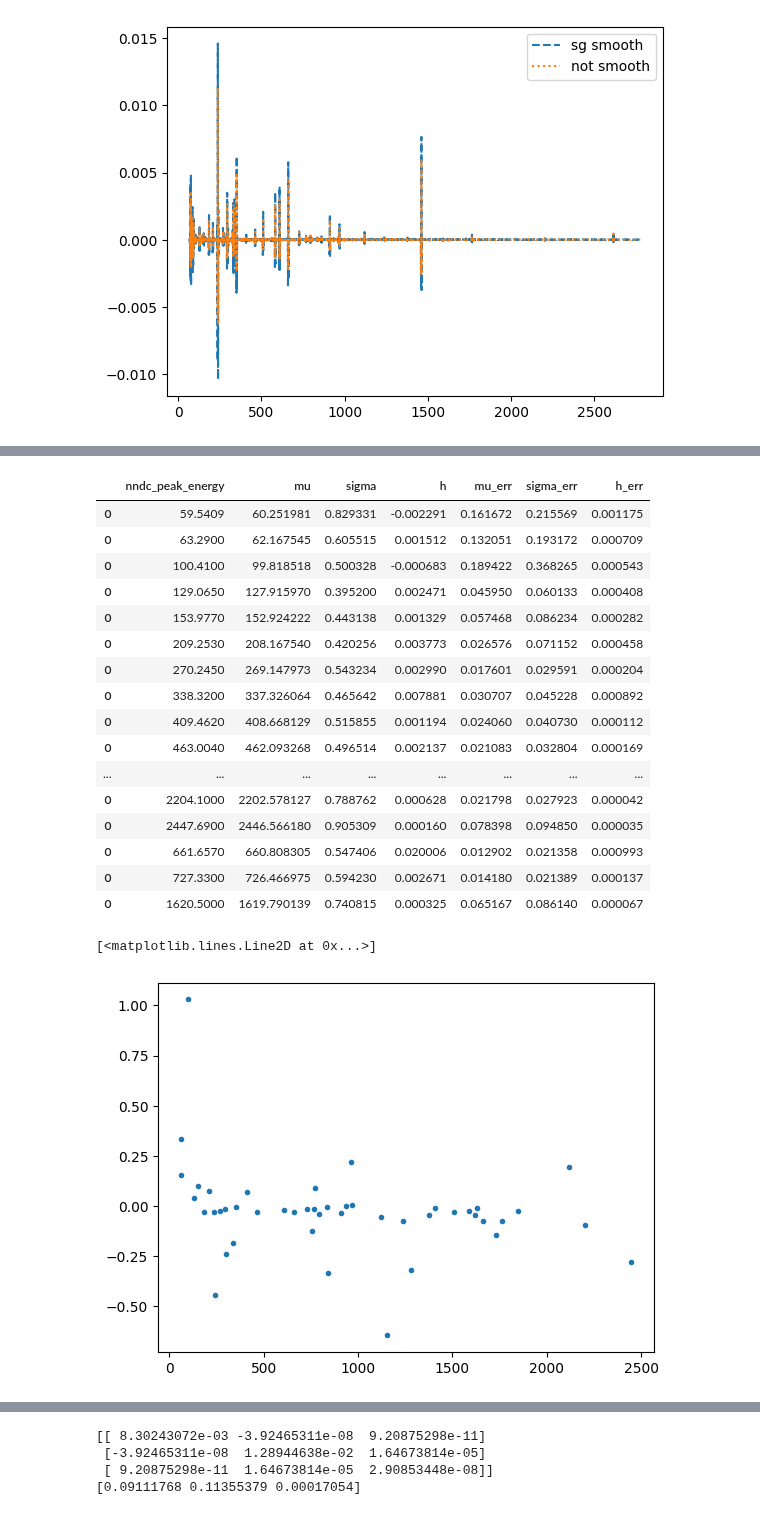
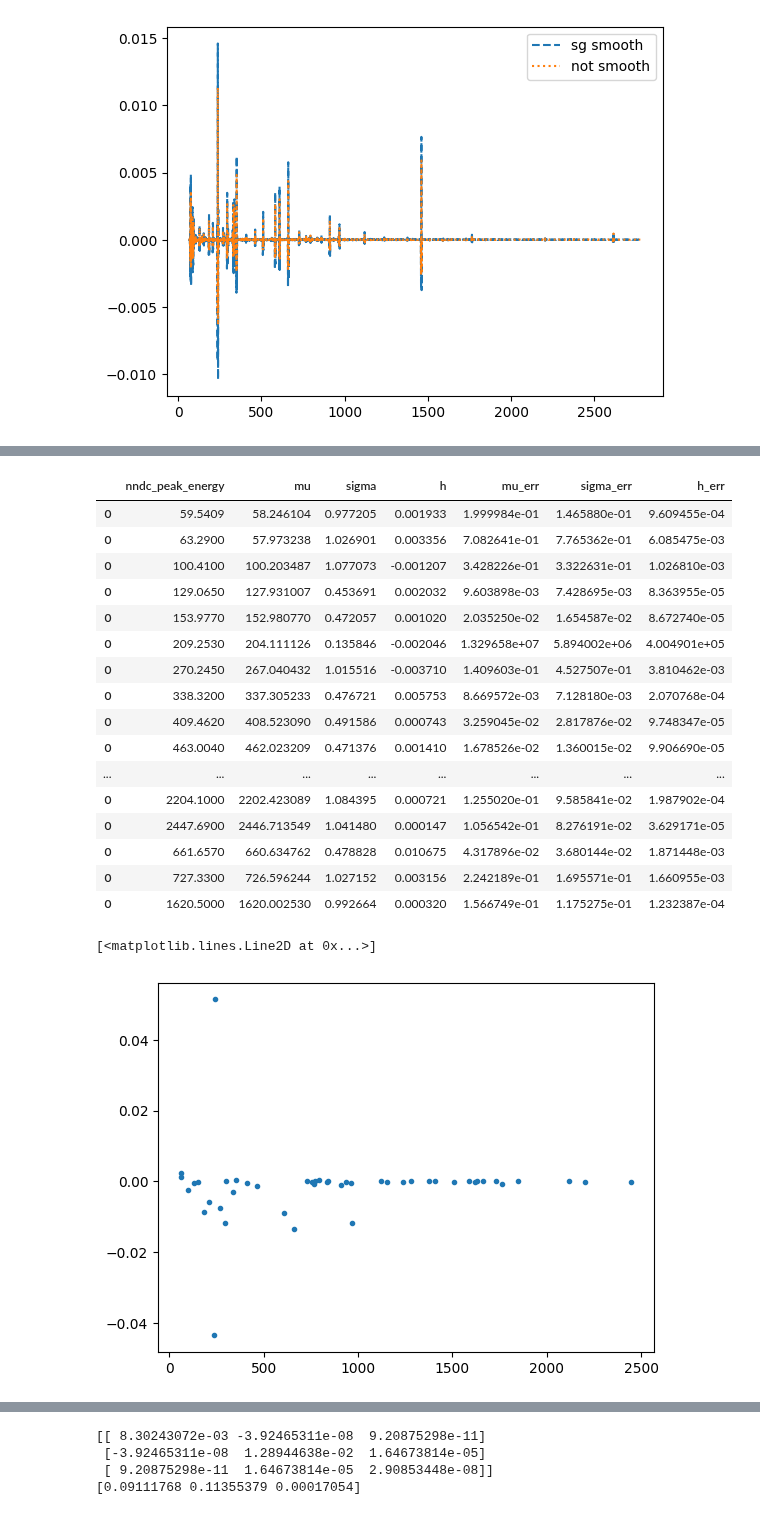
Before and after one commit to ngcnpeter/HPGe_lab_y3, a Jupyter notebook: spectal_analysis.ipynb, the cells around one changed output, grey strips where cells are left out. Drawn from its saved outputs; the diff is of its cells as text; code cells hidden in the pictures.

```diff
--- a/spectal_analysis.ipynb
+++ b/spectal_analysis.ipynb
@@ -683,3 +667,5 @@ Using error propagation $\Delta s = s  \cdot \sqrt{(\Delta \mu_0/\mu_0)^2 +(\Del
+# %%
+live_time = [411527.06,586551.55	,690516.01,592161.76,523881.40,1191067.75]
 # %%
 E_arr = spec[1][1] #energy array
 #this function (cps_mean) gives counts per second mean for cosmic ray energy range, for given array of spec index
@@ -790,6 +815,17 @@ def gauss(x,mu,sigma,h):
        h    peak height
        """
     return h*stats.norm.pdf(x,loc = mu, scale = sigma)
+
+def gauss_peak(x,mu,sigma,h,m,c):
+    """This function returns a normalized gaussian probability density function
+       multiplied by peak height h (area under curve = h) over a linear background m*x+c
+       Inputs:
+       x    variable x
+       mu   centroid
+       sigma    standard deviation
+       h    peak height
+       """
+    return h*stats.norm.pdf(x,loc = mu, scale = sigma)+ m*(x-mu)+c
 
 def d2_gauss_centred(x,sigma,h):
     """This function returns a normalized gaussian probability density function
@@ -812,7 +848,7 @@ def d2_gauss(x,mu,sigma,h):
        sigma    standard deviation
        h    peak height
        """
-    return -np.gradient(np.gradient(gauss(x,mu,sigma,h))) #negative second difference
+    return -signal.savgol_filter(gauss(x,mu,sigma,h),7,4,deriv = 2) #negative smoothed second difference
 
 def gauss_double(x,mu1,mu2,sigma1,sigma2,h1,h2):
     """This function returns a normalized doublet gaussian probability density function
@@ -842,17 +878,25 @@ for index in range(len(iaea_df)):
     E = iaea_df['nndc_peak_energy'][index]
     i = energy_to_chan(E)
     i = int(i)
-    param_c,cov_c = curve_fit(d2_gauss_centred,chan_to_energy(np.arange(-6,7)),
-    -cps_d2_smooth3[i-6:i+7])
-    print(param_c)
-    param,cov = curve_fit(d2_gauss,chan_to_energy(np.arange(i-6,i+7)),
-    -cps_d2_smooth3[i-6:i+7],p0 = [E,param_c[0],param_c[1]])
+    # param,cov = curve_fit(gauss_d2,chan_to_energy(np.arange(i-6,i+7)),
+    # -cps_d2_smooth3[i-6:i+7],p0 = [E,0.7,0.0002])
+
+    m_guess = (cps[i+4]-cps[i-3])/(chan_to_energy(i+4)-chan_to_energy(i-3))
+    c_guess = cps[i-6]
+    h_guess = cps[i]-cps[i-3]
+    param,cov = curve_fit(gauss_peak,chan_to_energy(np.arange(i-3,i+4)),
+    cps[i-3:i+4],p0 = [E,0.9,h_guess,m_guess,c_guess])
+    print(param)
     param_err = np.sqrt(np.diag(cov))
 
     peak_new =pd.DataFrame({
         'nndc_peak_energy' : [E],
-        'mu' : [param[0]],'sigma': [param[1]],'h':[param[2]],
-        'mu_err': [param_err[0]], 'sigma_err': [param_err[1]], 'h_err':[param_err[2]]
+        'mu' : [param[0]],'sigma': [param[1]],'h':[param[2]], 'm' : [param[3]], 'c' : [param[4]],
+        'mu_err': [param_err[0]], 'sigma_err': [param_err[1]], 'h_err':[param_err[2]],
+        'm_err' : [param_err[3]], 'c_err' : [param_err[4]]
+
     })
     peak_info_df = pd.concat([peak_info_df,peak_new])
+
+peak_info_df.reset_index(inplace=True)
 # %% [output]
@@ -884,31 +916,32 @@ for i in range(len(h)):
 peak_info_df
 # %% [output]
 |  | nndc_peak_energy | mu | sigma | h | mu_err | sigma_err | h_err |
-| 0 | 59.5409 | 60.251981 | 0.829331 | -0.002291 | 0.161672 | 0.215569 | 0.001175 |
-| 0 | 63.2900 | 62.167545 | 0.605515 | 0.001512 | 0.132051 | 0.193172 | 0.000709 |
-| 0 | 100.4100 | 99.818518 | 0.500328 | -0.000683 | 0.189422 | 0.368265 | 0.000543 |
-| 0 | 129.0650 | 127.915970 | 0.395200 | 0.002471 | 0.045950 | 0.060133 | 0.000408 |
-| 0 | 153.9770 | 152.924222 | 0.443138 | 0.001329 | 0.057468 | 0.086234 | 0.000282 |
-| 0 | 209.2530 | 208.167540 | 0.420256 | 0.003773 | 0.026576 | 0.071152 | 0.000458 |
-| 0 | 270.2450 | 269.147973 | 0.543234 | 0.002990 | 0.017601 | 0.029591 | 0.000204 |
-| 0 | 338.3200 | 337.326064 | 0.465642 | 0.007881 | 0.030707 | 0.045228 | 0.000892 |
-| 0 | 409.4620 | 408.668129 | 0.515855 | 0.001194 | 0.024060 | 0.040730 | 0.000112 |
-| 0 | 463.0040 | 462.093268 | 0.496514 | 0.002137 | 0.021083 | 0.032804 | 0.000169 |
+| 0 | 59.5409 | 58.246104 | 0.977205 | 0.001933 | 1.999984e-01 | 1.465880e-01 | 9.609455e-04 |
+| 0 | 63.2900 | 57.973238 | 1.026901 | 0.003356 | 7.082641e-01 | 7.765362e-01 | 6.085475e-03 |
+| 0 | 100.4100 | 100.203487 | 1.077073 | -0.001207 | 3.428226e-01 | 3.322631e-01 | 1.026810e-03 |
+| 0 | 129.0650 | 127.931007 | 0.453691 | 0.002032 | 9.603898e-03 | 7.428695e-03 | 8.363955e-05 |
+| 0 | 153.9770 | 152.980770 | 0.472057 | 0.001020 | 2.035250e-02 | 1.654587e-02 | 8.672740e-05 |
+| 0 | 209.2530 | 204.111126 | 0.135846 | -0.002046 | 1.329658e+07 | 5.894002e+06 | 4.004901e+05 |
+| 0 | 270.2450 | 267.040432 | 1.015516 | -0.003710 | 1.409603e-01 | 4.527507e-01 | 3.810462e-03 |
+| 0 | 338.3200 | 337.305233 | 0.476721 | 0.005753 | 8.669572e-03 | 7.128180e-03 | 2.070768e-04 |
+| 0 | 409.4620 | 408.523090 | 0.491586 | 0.000743 | 3.259045e-02 | 2.817876e-02 | 9.748347e-05 |
+| 0 | 463.0040 | 462.023209 | 0.471376 | 0.001410 | 1.678526e-02 | 1.360015e-02 | 9.906690e-05 |
 | ... | ... | ... | ... | ... | ... | ... | ... |
-| 0 | 2204.1000 | 2202.578127 | 0.788762 | 0.000628 | 0.021798 | 0.027923 | 0.000042 |
-| 0 | 2447.6900 | 2446.566180 | 0.905309 | 0.000160 | 0.078398 | 0.094850 | 0.000035 |
-| 0 | 661.6570 | 660.808305 | 0.547406 | 0.020006 | 0.012902 | 0.021358 | 0.000993 |
-| 0 | 727.3300 | 726.466975 | 0.594230 | 0.002671 | 0.014180 | 0.021389 | 0.000137 |
-| 0 | 1620.5000 | 1619.790139 | 0.740815 | 0.000325 | 0.065167 | 0.086140 | 0.000067 |
+| 0 | 2204.1000 | 2202.423089 | 1.084395 | 0.000721 | 1.255020e-01 | 9.585841e-02 | 1.987902e-04 |
+| 0 | 2447.6900 | 2446.713549 | 1.041480 | 0.000147 | 1.056542e-01 | 8.276191e-02 | 3.629171e-05 |
+| 0 | 661.6570 | 660.634762 | 0.478828 | 0.010675 | 4.317896e-02 | 3.680144e-02 | 1.871448e-03 |
+| 0 | 727.3300 | 726.596244 | 1.027152 | 0.003156 | 2.242189e-01 | 1.695571e-01 | 1.660955e-03 |
+| 0 | 1620.5000 | 1620.002530 | 0.992664 | 0.000320 | 1.566749e-01 | 1.175275e-01 | 1.232387e-04 |
 # %%
 peak_info_df.reset_index(drop = True,inplace = True)
 peak_info_df#[peak_info_df['peak h'] < 0]
 iaea_df_fit = iaea_df.merge(peak_info_df,on = 'nndc_peak_energy')
 #[['nndc_peak_energy','Centroid','mu','Peak_CPS','h', 'FWHM', 'sigma']]
-plt.plot(iaea_df_fit['nndc_peak_energy'],iaea_df_fit['sigma']-iaea_df_fit['FWHM']/2.35,'.')
+#plt.plot(iaea_df_fit['nndc_peak_energy'],iaea_df_fit['sigma']-iaea_df_fit['FWHM']/2.35,'.')
+plt.plot(iaea_df_fit['nndc_peak_energy'],iaea_df_fit['h']-iaea_df_fit['Peak_CPS'],'.')
 # %% [output]
 [<matplotlib.lines.Line2D at 0x...>]
-[figure, old version]
+[figure, new version]
 # %%
 i = int(energy_to_chan(840))
 
```
Also changed, not shown: parts of 21 cells of this notebook, 10 other files.
